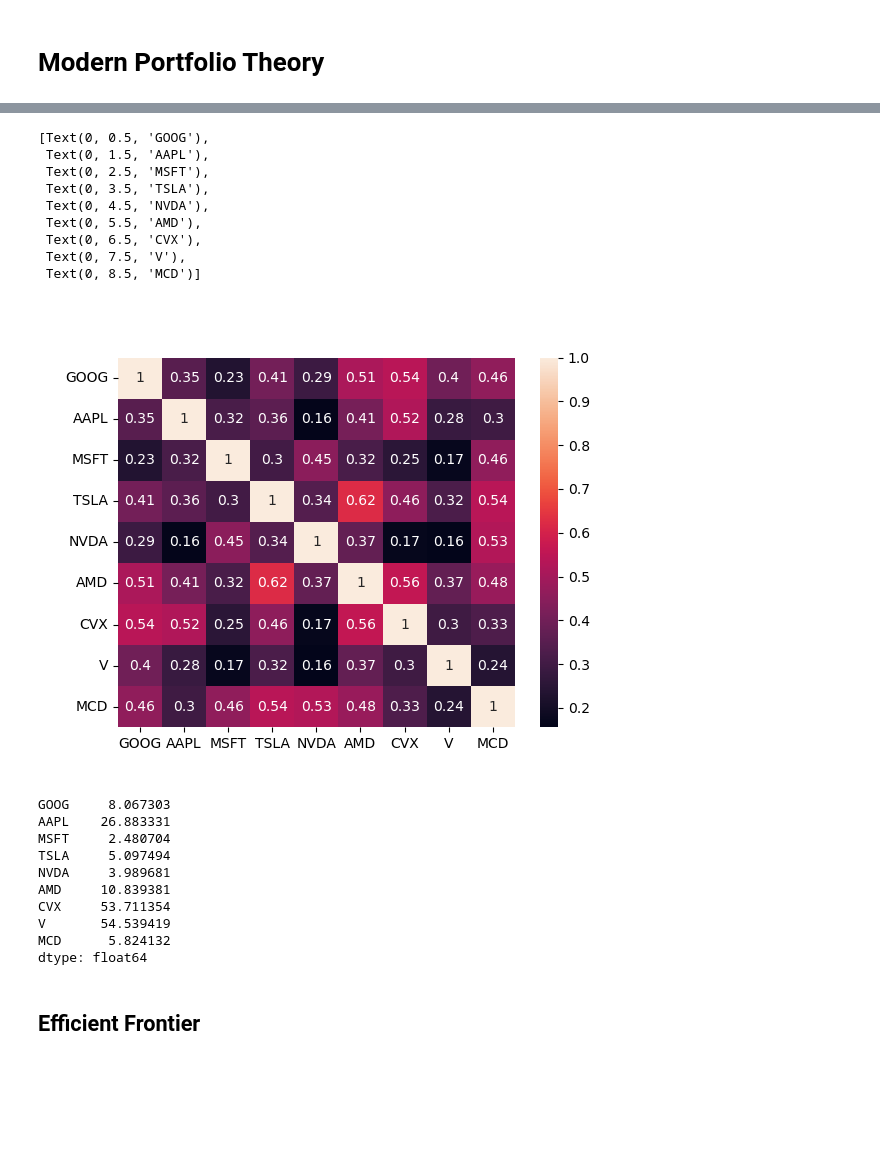
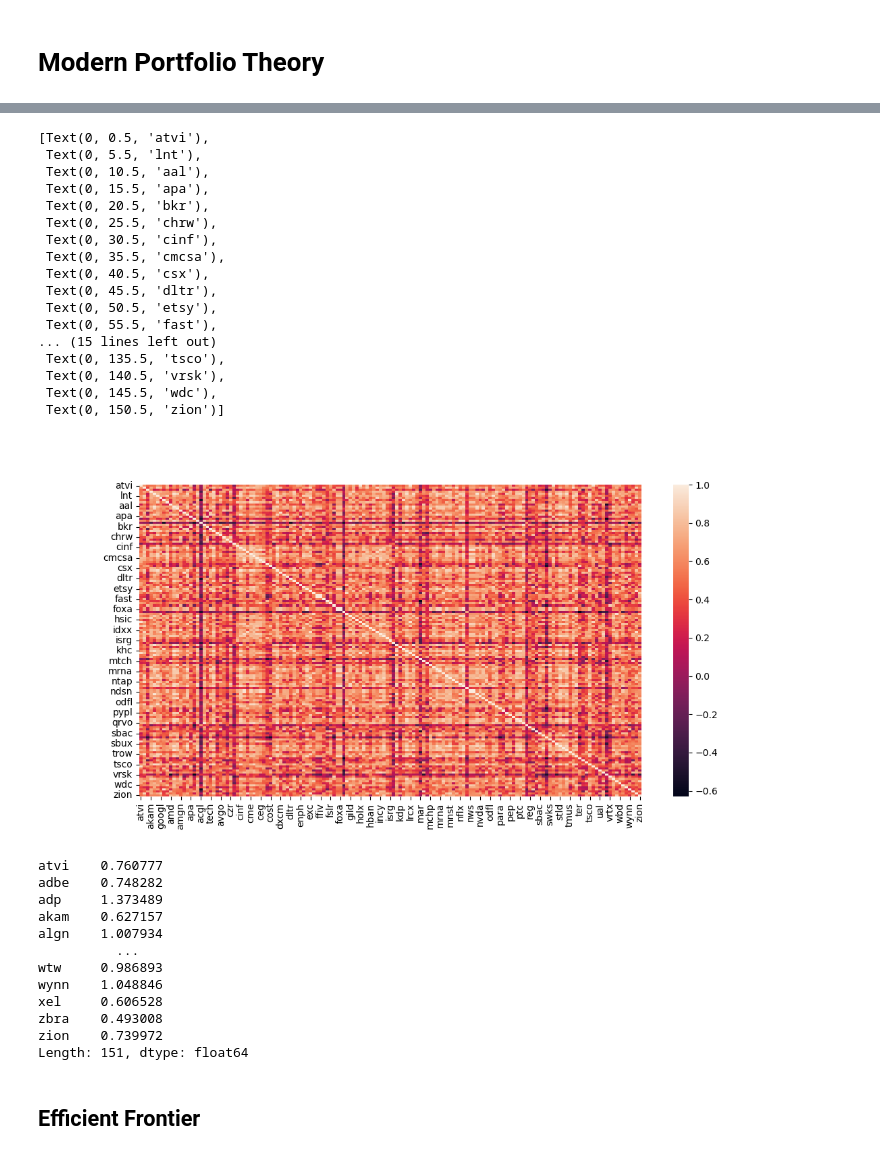
Before and after one commit to raghuramshankar/markowitz-portfolios, a Jupyter notebook: build_portfolio.ipynb, the cells around one changed output, grey strips where cells are left out. Saved outputs shown, nothing was run; the diff lists cells and outputs as text; code cells hidden in the pictures; blank space fills up the shorter version.

Commit message:
efficient frontier of nasdaq

```diff
--- a/build_portfolio.ipynb
+++ b/build_portfolio.ipynb
@@ -13,0 +9,16 @@ t = monthly_returns(t)
+# %%
+nyse_tickers, nasdaq_tickers = get_tickers()
+nyse = ' '.join(nyse_tickers)
+nasdaq = ' '.join(nasdaq_tickers)
+# %%
+# tickers = 'GOOG AAPL MSFT TSLA NVDA AMD CVX V MCD'
+# tickers = 'VUSA.L IDTG.L SGLN.L HMEF.L VHYL.L SWLD.L ISP6.L'
+# tickers = 'TSLA GOOG NVDA V KO WMT JPM IBTS.L SGLN.L'
+# tickers = 'AAPL MSFT GOOG AMZN TSLA JNJ XOM JPM V NVDA PG CVX BAC PEP KO IBTS.L SGLN.L'
+# tickers = 'VUSA.L IBTS.L'
+# tickers = 'MCD AAPL IDTG.L SGLN.L'
+# tickers = 'VUSA.L SGLN.L VHYL.L HMEF.L IBTS.L'
+tickers = nasdaq
+t = get_df(tickers, start=5)
+t = monthly_returns(t)
+t
@@ -14,30 +41,41 @@ t = monthly_returns(t)
 # %%
-ax = sns.heatmap(t.corr(), annot=True)
+fig = plt.figure(figsize=(12,6))
+ax = sns.heatmap(t.corr(), annot=False)
 ax.set_yticklabels(ax.get_yticklabels(), rotation=0)
 # %% [output]
-[Text(0, 0.5, 'GOOG'),
- Text(0, 1.5, 'AAPL'),
- Text(0, 2.5, 'MSFT'),
- Text(0, 3.5, 'TSLA'),
- Text(0, 4.5, 'NVDA'),
- Text(0, 5.5, 'AMD'),
- Text(0, 6.5, 'CVX'),
- Text(0, 7.5, 'V'),
- Text(0, 8.5, 'MCD')]
+[Text(0, 0.5, 'atvi'),
+ Text(0, 5.5, 'lnt'),
+ Text(0, 10.5, 'aal'),
+ Text(0, 15.5, 'apa'),
+ Text(0, 20.5, 'bkr'),
+ Text(0, 25.5, 'chrw'),
+ Text(0, 30.5, 'cinf'),
+ Text(0, 35.5, 'cmcsa'),
+ Text(0, 40.5, 'csx'),
+ Text(0, 45.5, 'dltr'),
+ Text(0, 50.5, 'etsy'),
+ Text(0, 55.5, 'fast'),
+... (15 lines left out)
+ Text(0, 135.5, 'tsco'),
+ Text(0, 140.5, 'vrsk'),
+ Text(0, 145.5, 'wdc'),
+ Text(0, 150.5, 'zion')]
-[figure, old version]
+[figure, new version]
 # %%
 terminal_wealth(t)
 # %% [output]
-GOOG     8.067303
-AAPL    26.883331
-MSFT     2.480704
-TSLA     5.097494
-NVDA     3.989681
-AMD     10.839381
-CVX     53.711354
-V       54.539419
-MCD      5.824132
-dtype: float64
+atvi    0.760777
+adbe    0.748282
+adp     1.373489
+akam    0.627157
+algn    1.007934
+          ...
+wtw     0.986893
+wynn    1.048846
+xel     0.606528
+zbra    0.493008
+zion    0.739972
+Length: 151, dtype: float64
 # %% [markdown]
 ## Efficient Frontier
 # %%
```
Also changed, not shown: parts of 4 cells of this notebook, 1 other file.
